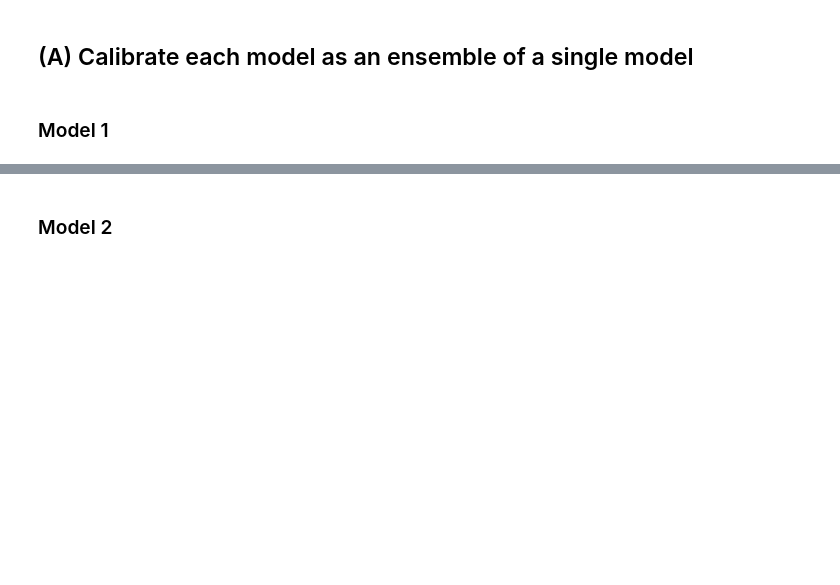
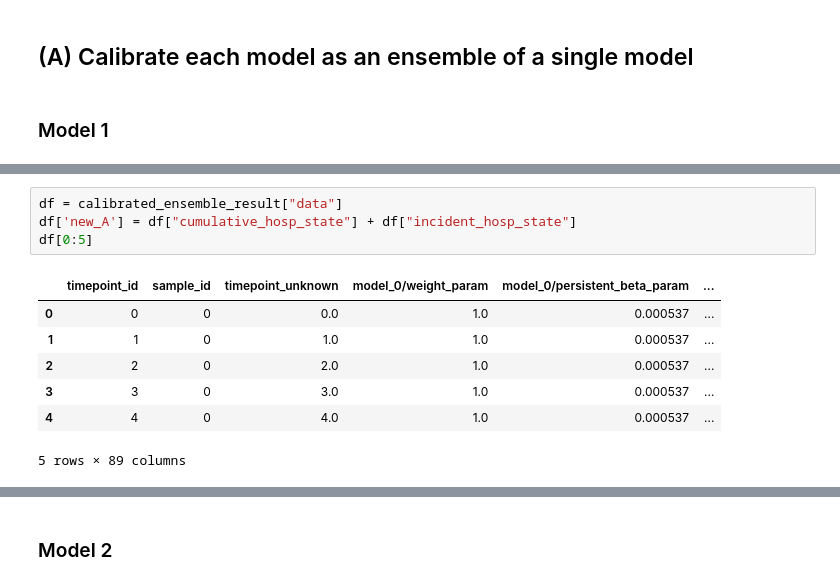
Before and after one commit to ciemss/program-milestones, a Jupyter notebook: 18-month-milestone/evaluation/Epi_Ensemble_Challenge/CIEMSS_Team_Ensemble_Challenge.ipynb, the cells around one changed output, grey strips where cells are left out. Cells and saved outputs as stored; diff of their text form; blank space fills up the shorter version.

```diff
--- a/18-month-milestone/evaluation/Epi_Ensemble_Challenge/CIEMSS_Team_Ensemble_Challenge.ipynb
+++ b/18-month-milestone/evaluation/Epi_Ensemble_Challenge/CIEMSS_Team_Ensemble_Challenge.ipynb
@@ -163 +169,13 @@ Data printout: This dataset contains 46 rows of data. The first column, Timestam
 [figure]
+# %%
+df = calibrated_ensemble_result["data"]
+df['new_A'] = df["cumulative_hosp_state"] + df["incident_hosp_state"]
+df[0:5]
+# %% [output]
+|  | timepoint_id | sample_id | timepoint_unknown | model_0/weight_param | model_0/persistent_beta_param | ... |
+| 0 | 0 | 0 | 0.0 | 1.0 | 0.000537 | ... |
+| 1 | 1 | 0 | 1.0 | 1.0 | 0.000537 | ... |
+| 2 | 2 | 0 | 2.0 | 1.0 | 0.000537 | ... |
+| 3 | 3 | 0 | 3.0 | 1.0 | 0.000537 | ... |
+| 4 | 4 | 0 | 4.0 | 1.0 | 0.000537 | ... |
+5 rows × 89 columns
```
Also changed, not shown: parts of 7 cells of this notebook, 6 other files.
